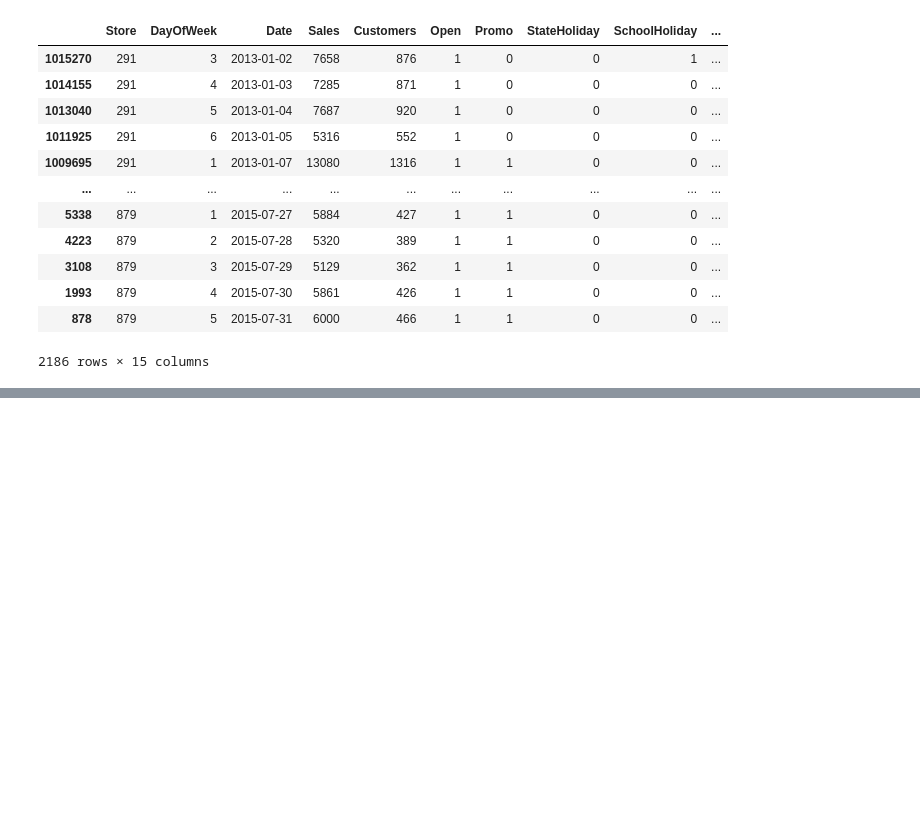
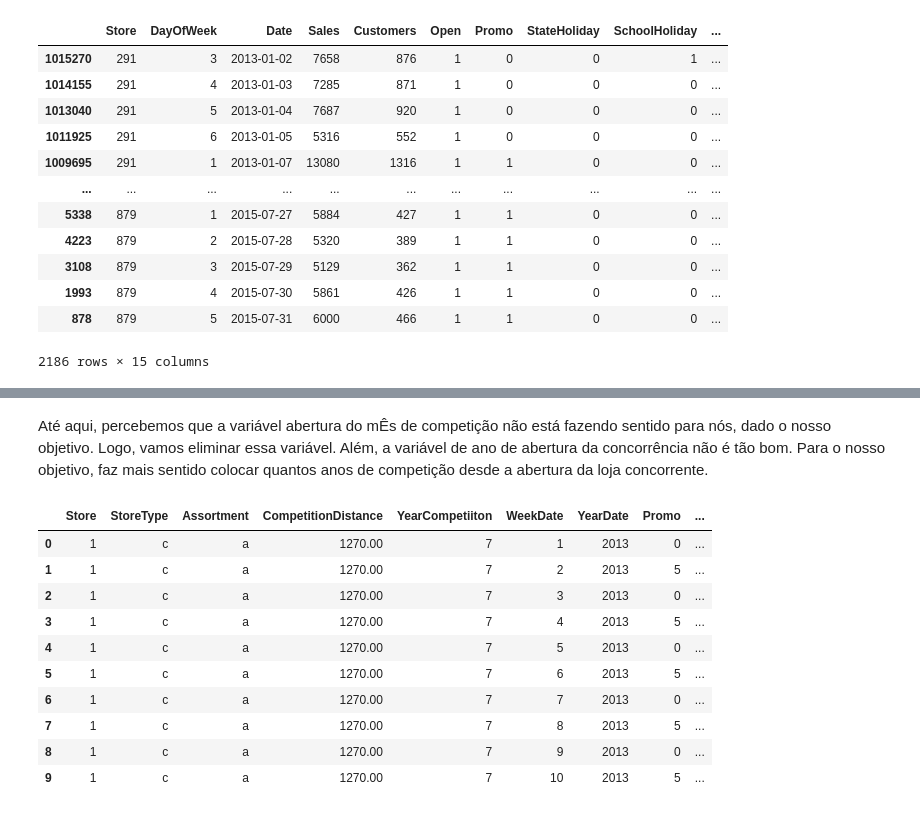
Before and after one commit to jefferson-datascience/Previsao-Vendas-Rossmann, a Jupyter notebook: Notebooks/Ciclo1.ipynb, the cells around one changed output, grey strips where cells are left out. Cells and saved outputs as stored; diff of their text form; code cells hidden in the pictures; blank space fills up the shorter version.

```diff
--- a/Notebooks/Ciclo1.ipynb
+++ b/Notebooks/Ciclo1.ipynb
@@ -343,0 +558,11 @@ df2[df2['CompetitionDistance'].isna()].sort_values(by=['Store', 'Date'], ascendi
+# %%
+# Agregação de Média
+df3_aggregate_mean = (df3_sorted[['Store', 'WeekDate', 'YearDate', 'Customers']].groupby(['Store', 'WeekDate', 'YearDate'])
+                                                                                .mean(['Customers']).reset_index()
+                                                                                .sort_values(by=['Store', 'YearDate', 'WeekDate'], ascending=True)
+                                                                                .reset_index(drop=True))
+
+df3_aggregate_mean['Customers'] = np.round(df3_aggregate_mean['Customers'])
+
+# Amostra dos Dados
+df3_aggregate_mean.head(10)
@@ -343,0 +581,5 @@ df2[df2['CompetitionDistance'].isna()].sort_values(by=['Store', 'Date'], ascendi
+# %%
+# Armazenando as variáveis distintas
+df3_cad = df3_sorted[['Store','StoreType', 'Assortment', 'CompetitionDistance', 'CompetitionOpenSinceMonth', 'CompetitionOpenSinceYear']].drop_duplicates()
+
+df3_cad.head(10)
@@ -343,0 +598,8 @@ df2[df2['CompetitionDistance'].isna()].sort_values(by=['Store', 'Date'], ascendi
+# %%
+# Construindo o Dataset Final
+df3_modelada = (df3_cad.merge(df3_aggregate_sum, how='left', on='Store')
+                       .merge(df3_aggregate_mean, how='left', on=['Store', 'WeekDate', 'YearDate'])
+                       .drop(columns=['CompetitionOpenSinceMonth'], axis=1))
+
+# Amostra do Resultado
+df3_modelada.head()
@@ -343,0 +613,29 @@ df2[df2['CompetitionDistance'].isna()].sort_values(by=['Store', 'Date'], ascendi
+# %% [markdown]
+Até aqui, percebemos que a variável abertura do mÊs de competição não está fazendo sentido para nós, dado o nosso objetivo. Logo, vamos eliminar essa variável. Além, a variável de ano de abertura da concorrência não é tão bom. Para o nosso objetivo, faz mais sentido colocar quantos anos de competição desde a abertura da loja concorrente.
+# %%
+# Construindo a variável anos de competição.
+df3_modelada['YearCompetiiton'] = np.int64(df3_modelada['YearDate'].max() - df3_modelada['CompetitionOpenSinceYear'])
+
+# Eliminando a variável
+df3_modelada = df3_modelada.drop(columns=['CompetitionOpenSinceYear'], axis=1)
+
+# Organizando o dataset
+df3_modelada = df3_modelada[['Store', 'StoreType', 'Assortment', 'CompetitionDistance', 'YearCompetiiton',
+                             'WeekDate', 'YearDate', 'Promo', 'Promo2',
+                             'PublicHoliday', 'EasterHoliday', 'ChristmasHoliday', 'SchoolHoliday',
+                             'Customers', 'Sales']].copy()
+
+# Amostra final dos dados
+df3_modelada.head(10)
+# %% [output]
+|  | Store | StoreType | Assortment | CompetitionDistance | YearCompetiiton | WeekDate | YearDate | Promo | ... |
+| 0 | 1 | c | a | 1270.00 | 7 | 1 | 2013 | 0 | ... |
+| 1 | 1 | c | a | 1270.00 | 7 | 2 | 2013 | 5 | ... |
+| 2 | 1 | c | a | 1270.00 | 7 | 3 | 2013 | 0 | ... |
+| 3 | 1 | c | a | 1270.00 | 7 | 4 | 2013 | 5 | ... |
+| 4 | 1 | c | a | 1270.00 | 7 | 5 | 2013 | 0 | ... |
+| 5 | 1 | c | a | 1270.00 | 7 | 6 | 2013 | 5 | ... |
+| 6 | 1 | c | a | 1270.00 | 7 | 7 | 2013 | 0 | ... |
+| 7 | 1 | c | a | 1270.00 | 7 | 8 | 2013 | 5 | ... |
+| 8 | 1 | c | a | 1270.00 | 7 | 9 | 2013 | 0 | ... |
+| 9 | 1 | c | a | 1270.00 | 7 | 10 | 2013 | 5 | ... |
```
Also changed, not shown: parts of 45 cells of this notebook.
